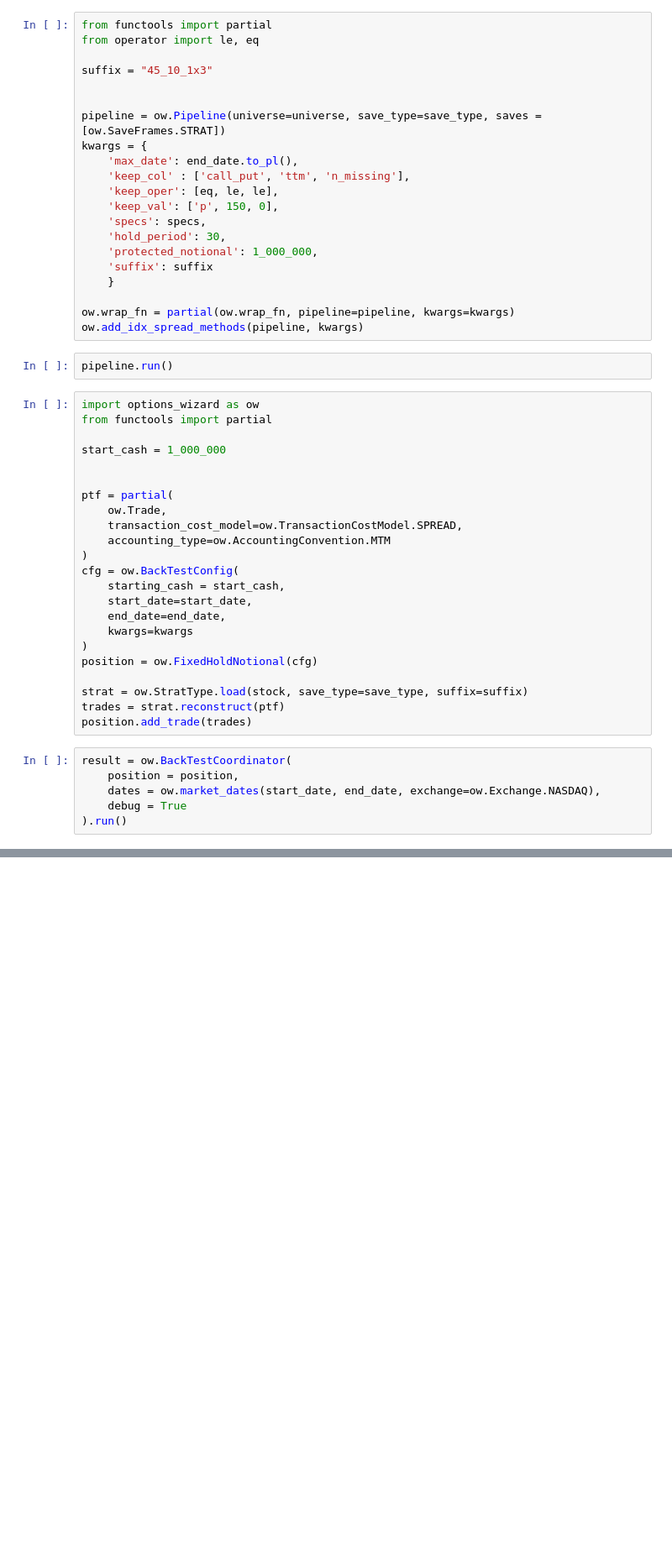
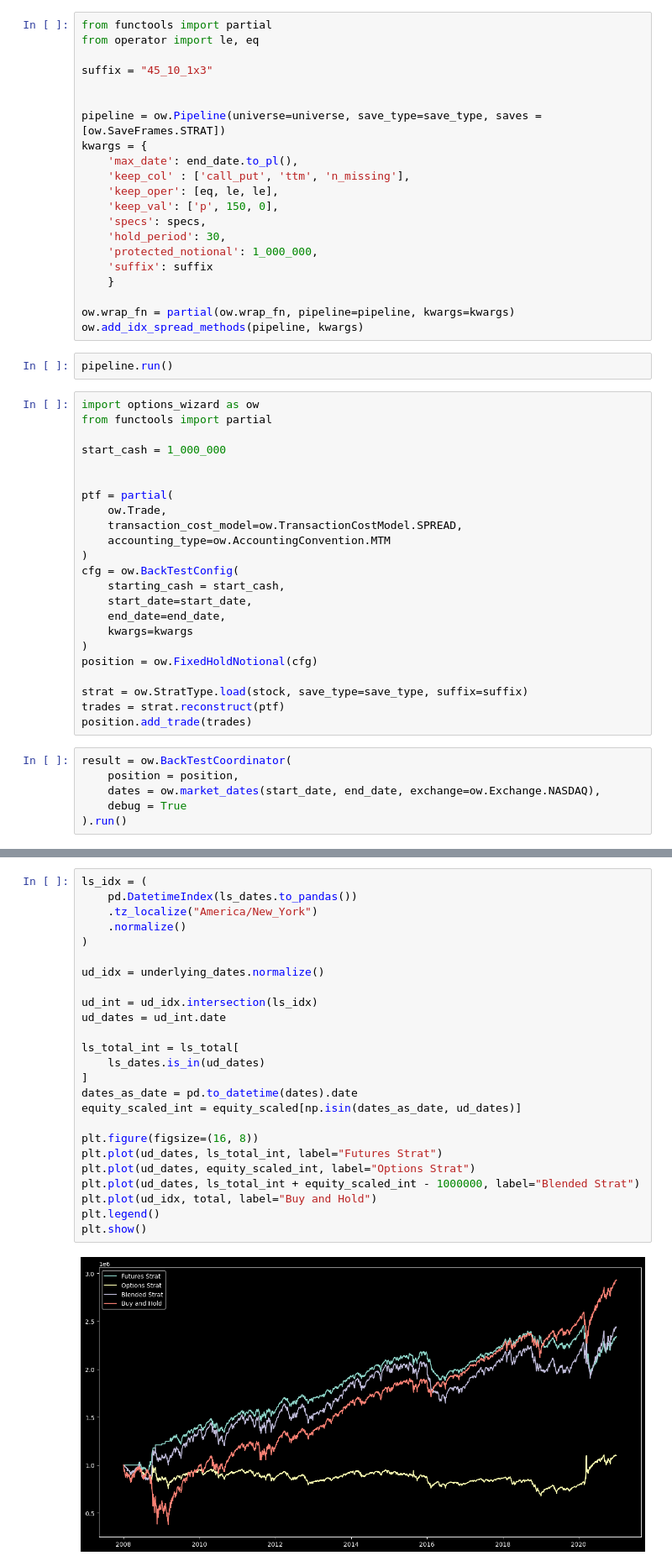
Before and after one commit to cja119/options_wizard, a Jupyter notebook: notebooks/put_spread_index.ipynb, the cells around one changed output, grey strips where cells are left out. Shown at 84% size. Saved outputs shown, nothing was run; the diff lists cells and outputs as text; blank space fills up the shorter version.

```diff
--- a/notebooks/put_spread_index.ipynb
+++ b/notebooks/put_spread_index.ipynb
@@ -161,0 +435,27 @@ plt.show()
+# %%
+ls_idx = (
+    pd.DatetimeIndex(ls_dates.to_pandas())
+    .tz_localize("America/New_York")
+    .normalize()
+)
+
+ud_idx = underlying_dates.normalize()
+
+ud_int = ud_idx.intersection(ls_idx)
+ud_dates = ud_int.date
+
+ls_total_int = ls_total[
+    ls_dates.is_in(ud_dates)
+]
+dates_as_date = pd.to_datetime(dates).date
+equity_scaled_int = equity_scaled[np.isin(dates_as_date, ud_dates)]
+
+plt.figure(figsize=(16, 8))
+plt.plot(ud_dates, ls_total_int, label="Futures Strat")
+plt.plot(ud_dates, equity_scaled_int, label="Options Strat")
+plt.plot(ud_dates, ls_total_int + equity_scaled_int - 1000000, label="Blended Strat")
+plt.plot(ud_idx, total, label="Buy and Hold")
+plt.legend()
+plt.show()
+# %% [output]
+[figure, added]
```
Also changed, not shown: parts of 9 cells of this notebook, 16 other files.
